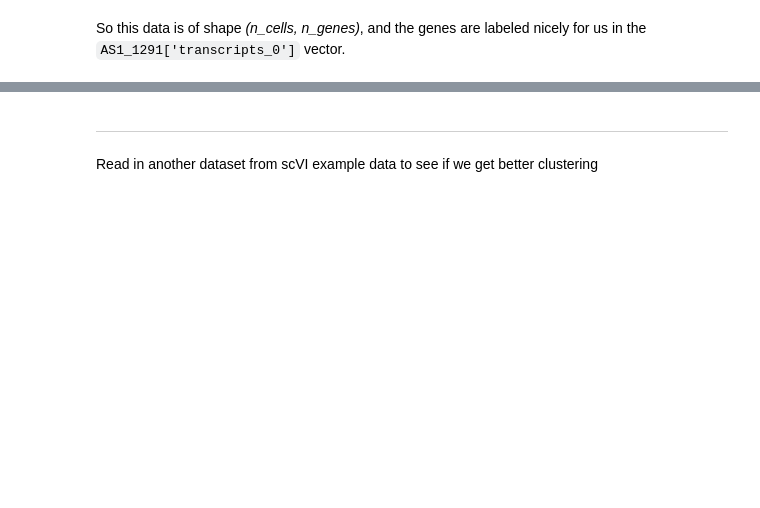
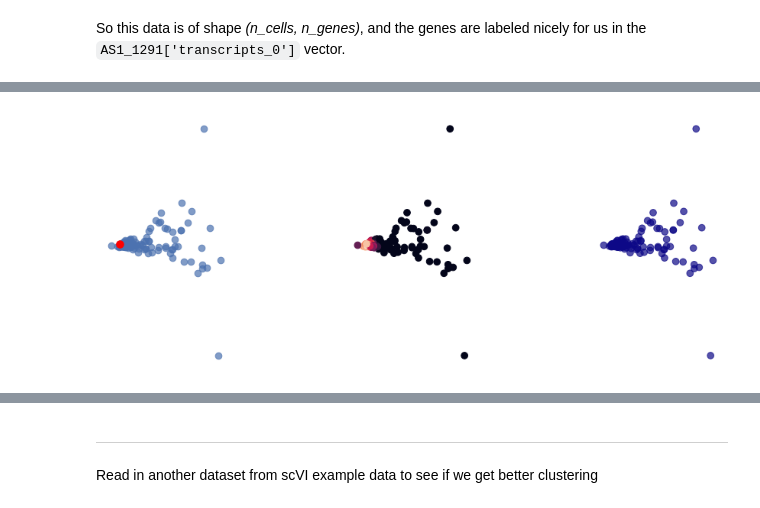
Before and after one commit to codyheiser/furry-couscous, a Jupyter notebook: clustering.ipynb, the cells around one changed output, grey strips where cells are left out. Cells and saved outputs as stored; diff of their text form; code cells hidden in the pictures; blank space fills up the shorter version.

```diff
--- a/clustering.ipynb
+++ b/clustering.ipynb
@@ -142,2 +67,0 @@ reduced.shape
-# %%
-clu = Cluster(reduced) # cluster using pydpc
@@ -146,13 +67,0 @@ clu.assign(1,50) # assign cluster centers
-# %%
-# plot clusters with point densities
-fig, ax = plt.subplots(1, 3, figsize=(15, 5))
-ax[0].scatter(reduced[:, 0], reduced[:, 1], s=40)
-ax[0].scatter(reduced[clu.clusters, 0], reduced[clu.clusters, 1], s=50, c="red")
-ax[1].scatter(reduced[:, 0], reduced[:, 1], s=40, c=clu.density)
-ax[2].scatter(reduced[:, 0], reduced[:, 1], s=40, c=clu.membership, cmap=plt.cm.cool)
-for _ax in ax:
-    _ax.set_xlabel(r"x / a.u.", fontsize=20)
-    _ax.set_ylabel(r"y / a.u.", fontsize=20)
-    _ax.tick_params(labelsize=15)
-    _ax.set_aspect('equal')
-fig.tight_layout()
@@ -190,2 +67,0 @@ plt.tight_layout()
-# %%
-clu = Cluster(tSNE_DCA_results.astype('double')) # cluster using pydpc
@@ -194,13 +68,15 @@ clu.assign(10,5) # assign cluster centers; looks like there's only one for this
-# %%
-# plot clusters with point densities
-fig, ax = plt.subplots(1, 3, figsize=(15, 5))
-ax[0].scatter(tSNE_DCA_results[:, 0], tSNE_DCA_results[:, 1], s=40)
-ax[0].scatter(tSNE_DCA_results[clu.clusters, 0], tSNE_DCA_results[clu.clusters, 1], s=50, c="red")
-ax[1].scatter(tSNE_DCA_results[:, 0], tSNE_DCA_results[:, 1], s=40, c=clu.density)
-ax[2].scatter(tSNE_DCA_results[:, 0], tSNE_DCA_results[:, 1], s=40, c=clu.membership, cmap=plt.cm.cool)
-for _ax in ax:
-    _ax.set_xlabel(r"x / a.u.", fontsize=20)
-    _ax.set_ylabel(r"y / a.u.", fontsize=20)
-    _ax.tick_params(labelsize=15)
-    _ax.set_aspect('equal')
-fig.tight_layout()
+# %%
+# plot clusters with point densities
+fig, ax = plt.subplots(1, 3, figsize=(15, 5))
+ax[0].scatter(AS1_1291_1_PCA[:, 0], AS1_1291_1_PCA[:, 1], s=75, alpha=0.7)
+ax[0].scatter(AS1_1291_1_PCA[clu.clusters, 0], AS1_1291_1_PCA[clu.clusters, 1], s=90, c="red")
+ax[1].scatter(AS1_1291_1_PCA[:, 0], AS1_1291_1_PCA[:, 1], s=75, c=clu.density)
+ax[2].scatter(AS1_1291_1_PCA[:, 0], AS1_1291_1_PCA[:, 1], s=75, c=clu.membership, cmap=plt.cm.plasma, alpha=0.7)
+for _ax in ax:
+    _ax.set_aspect('equal')
+    _ax.tick_params(labelbottom=False, labelleft=False)
+
+sns.despine(left=True, bottom=True)
+fig.tight_layout()
+# %% [output]
+[figure, added]
```
Also changed, not shown: parts of 133 cells of this notebook, 2 other files.
